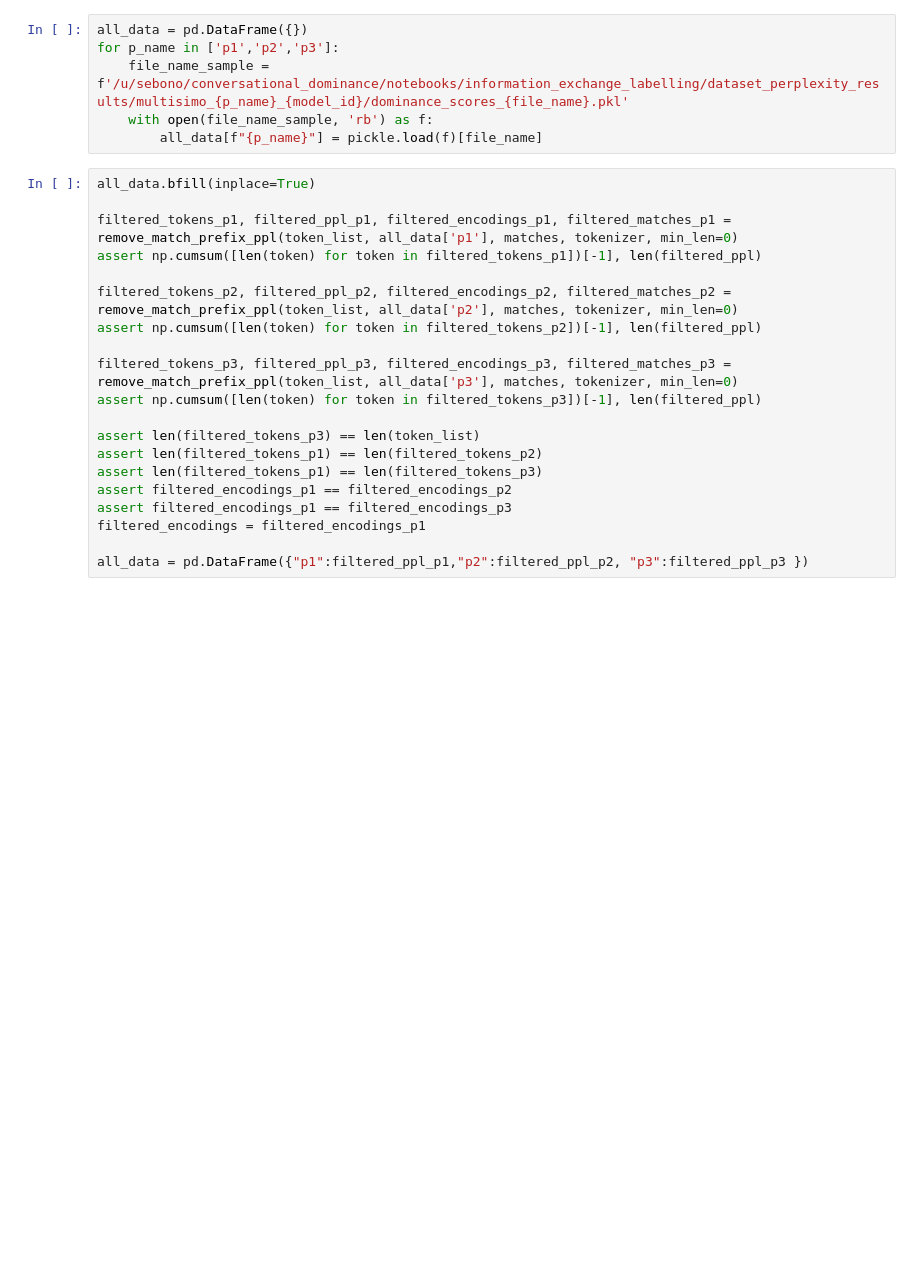
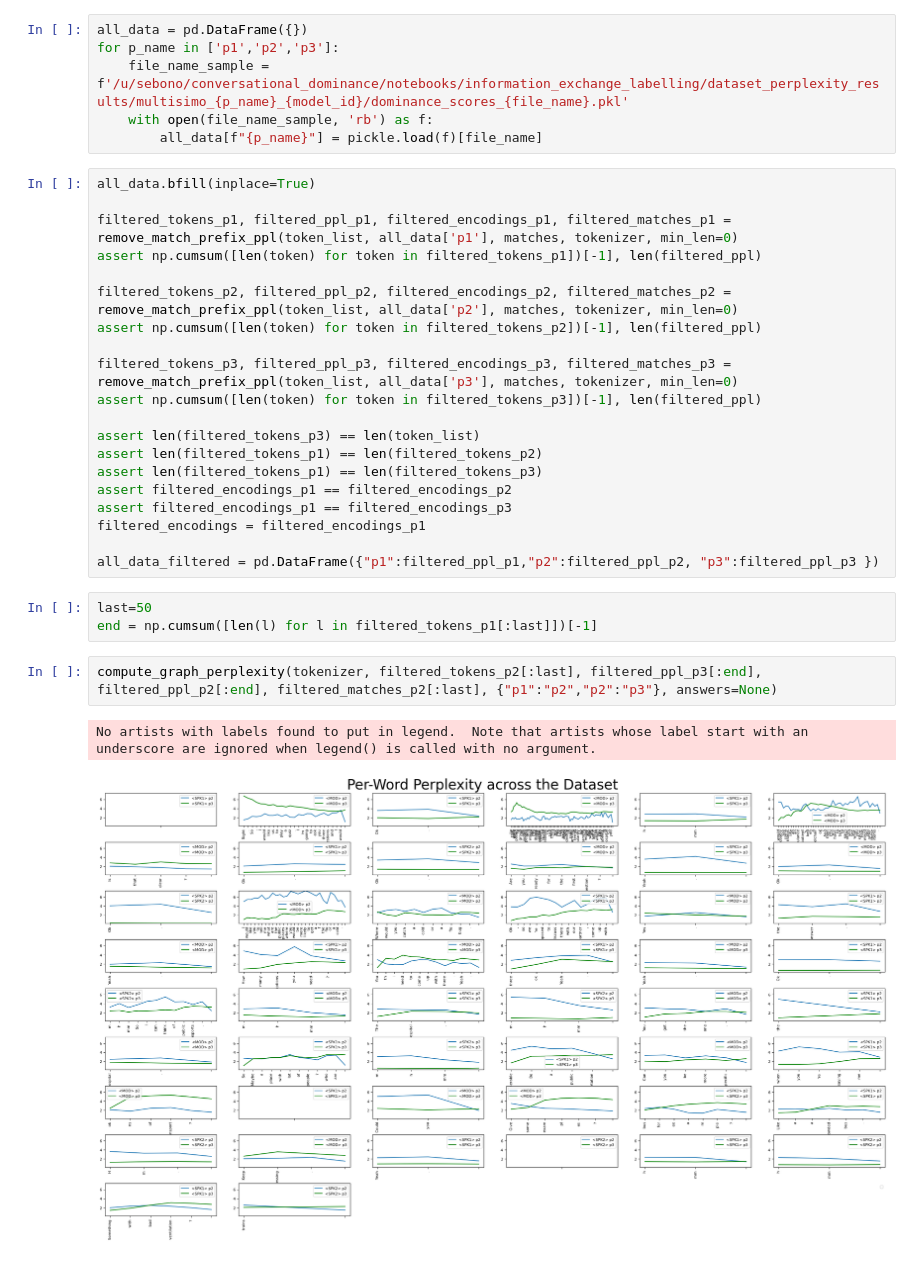
Before and after one commit to serenabono/conversational_dominance, a Jupyter notebook: notebooks/project_sentiments_multisimo.ipynb, the cells around one changed output. Drawn from its saved outputs; the diff is of its cells as text; blank space fills up the shorter version.

```diff
--- a/notebooks/project_sentiments_multisimo.ipynb
+++ b/notebooks/project_sentiments_multisimo.ipynb
@@ -126,4 +311,12 @@ assert filtered_encodings_p1 == filtered_encodings_p2
 assert filtered_encodings_p1 == filtered_encodings_p3
 filtered_encodings = filtered_encodings_p1
 
-all_data = pd.DataFrame({"p1":filtered_ppl_p1,"p2":filtered_ppl_p2, "p3":filtered_ppl_p3 })
+all_data_filtered = pd.DataFrame({"p1":filtered_ppl_p1,"p2":filtered_ppl_p2, "p3":filtered_ppl_p3 })
+# %%
+last=50
+end = np.cumsum([len(l) for l in filtered_tokens_p1[:last]])[-1]
+# %%
+compute_graph_perplexity(tokenizer, filtered_tokens_p2[:last], filtered_ppl_p3[:end], filtered_ppl_p2[:end], filtered_matches_p2[:last], {"p1":"p2","p2":"p3"}, answers=None)
+# %% [output]
+No artists with labels found to put in legend.  Note that artists whose label start with an underscore are ignored when legend() is called with no argument.
+[figure, added]
```
Also changed, not shown: parts of 53 cells of this notebook, 7 other files.
